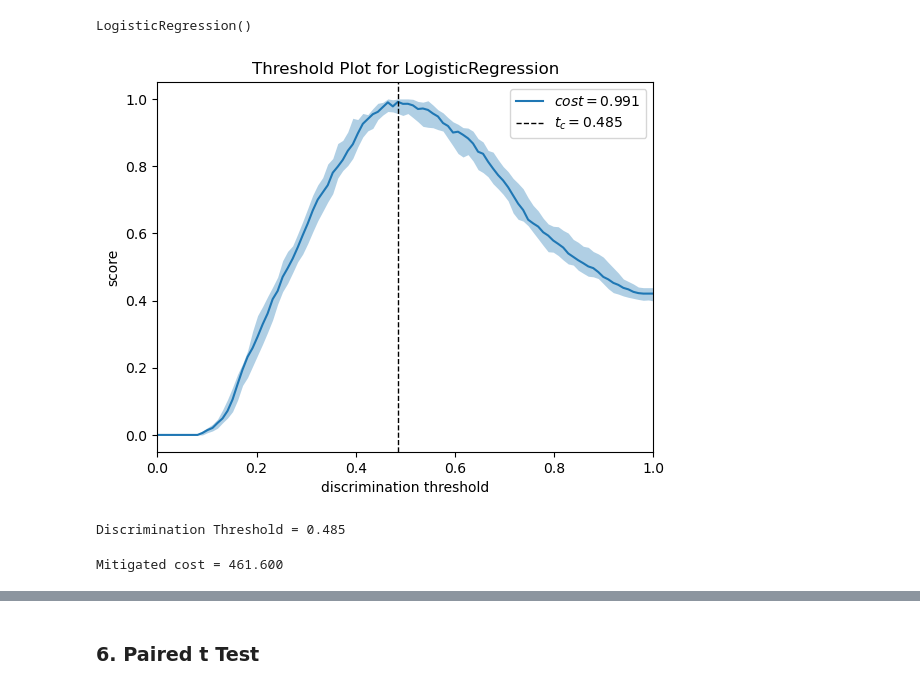
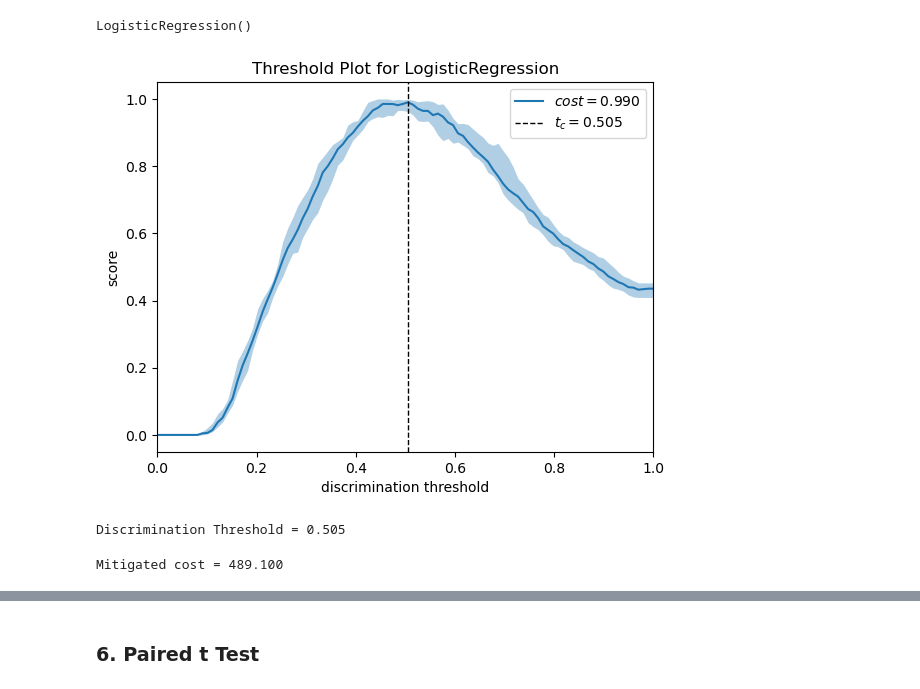
Before and after one commit to EqualityAI/EqualityML, a Jupyter notebook: notebooks/threshold-utility-cost.ipynb, the cells around one changed output, grey strips where cells are left out. Saved outputs shown, nothing was run; the diff lists cells and outputs as text; code cells hidden in the pictures.

Commit message:
Update notebooks adding random seed to get reproducible results.

```diff
--- a/notebooks/threshold-utility-cost.ipynb
+++ b/notebooks/threshold-utility-cost.ipynb
@@ -76,6 +77,7 @@ threshold = discrimination_threshold(orig_ml_model,
                                      decision_maker=['cost', 'max'],
                                      metrics=['cost'],
                                      utility_costs=[1, -0.3, -1, 0.3],
-                                     show=True)
+                                     show=True,
+                                     random_seed=random_seed)
 print(f"Discrimination Threshold = {threshold:.3f}")
 # %% [output]
@@ -101,7 +103,8 @@ fair_object = FAIR(ml_model=orig_ml_model,
                    target_variable=target_var,
                    protected_variable="sex",
                    privileged_class=1.0,
-                   threshold=threshold)
+                   threshold=threshold,
+                   random_seed=random_seed)
 # %%
 metric_name='statistical_parity_ratio'
 orig_fairness_metric_score = fair_object.fairness_metric(metric_name)
@@ -152,16 +155,17 @@ LogisticRegression()
 # %%
 # We can also find the optimal discrimination threshold for this new model
 threshold = discrimination_threshold(ml_model,
                                      pd.concat([training_data, testing_data]),
                                      target_var,
                                      decision_maker=['cost', 'max'],
                                      metrics=['cost'],
                                      utility_costs=[1, -0.3, -1, 0.3],
-                                     show=True)
+                                     show=True,
+                                     random_seed=random_seed)
 print(f"Discrimination Threshold = {threshold:.3f}")
 # %% [output]
-[figure, old version]
+[figure, new version]
-Discrimination Threshold = 0.485
+Discrimination Threshold = 0.505
 # %%
 cost = binary_threshold_score(ml_model,
                               X_test,
@@ -171,7 +175,7 @@ cost = binary_threshold_score(ml_model,
                               utility_costs=[1, -0.3, -1, 0.3])
 print(f"Mitigated cost = {cost:.3f}")
 # %% [output]
-Mitigated cost = 461.600
+Mitigated cost = 489.100
 # %%
 #Instantiate FAIR object
 fair_object = FAIR(ml_model=ml_model,
```
Also changed, not shown: parts of 11 cells of this notebook, 3 other files.
